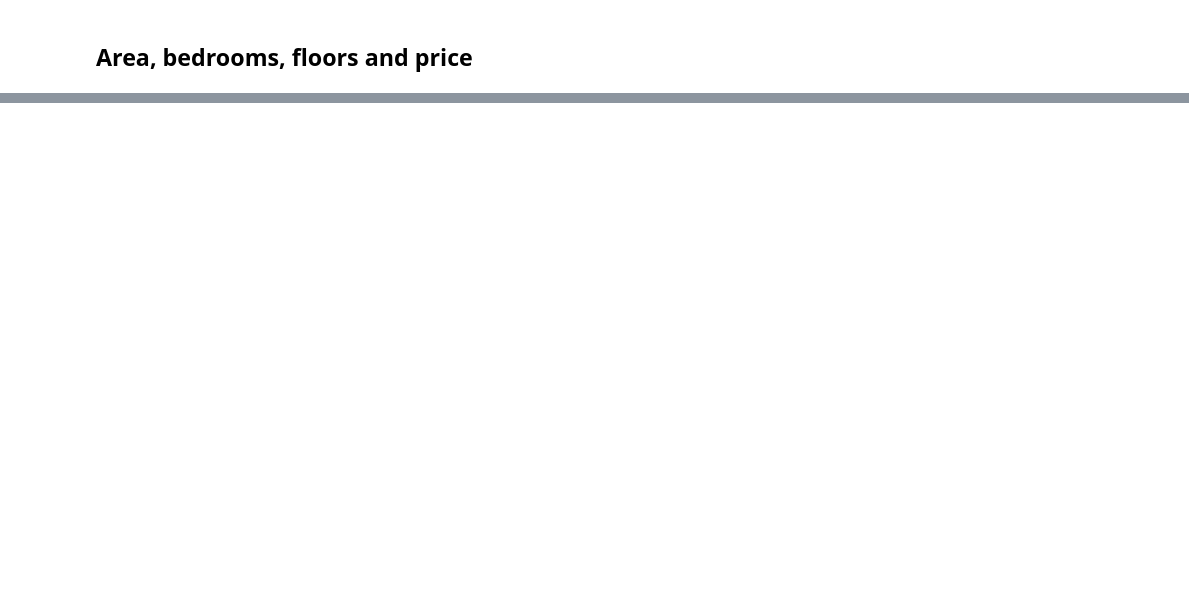
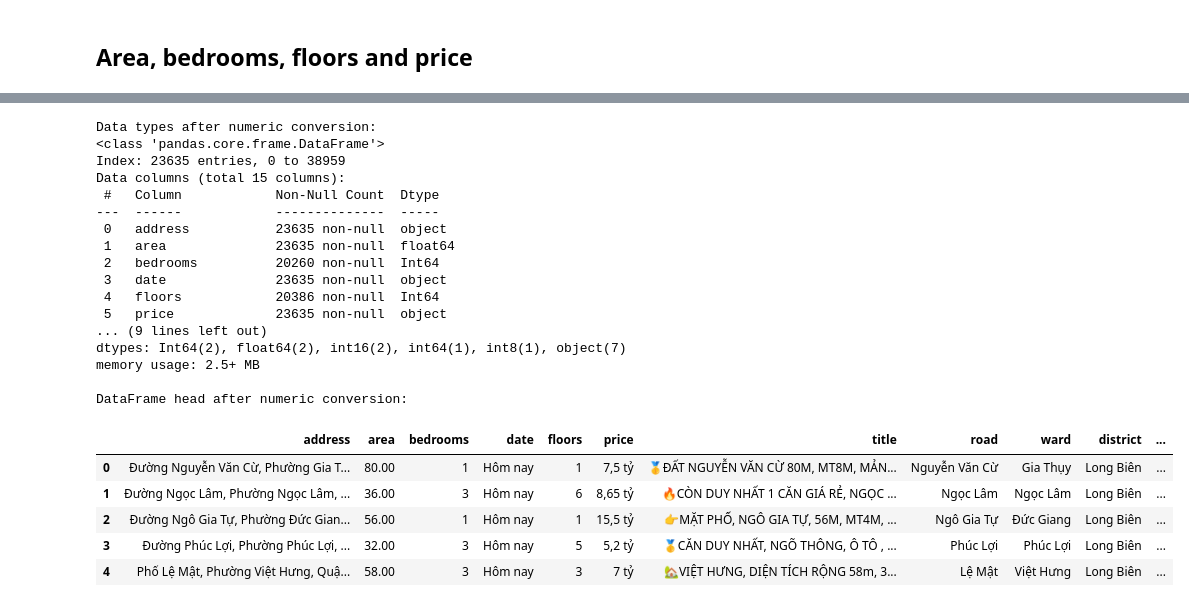
Before and after one commit to DuongDH03/RealEstate-EDA-Modeling, a Jupyter notebook: Data Exploration/Explore-alonhadat.ipynb, the cells around one changed output, grey strips where cells are left out. Drawn from its saved outputs; the diff is of its cells as text; code cells hidden in the pictures; blank space fills up the shorter version.

```diff
--- a/Data Exploration/Explore-alonhadat.ipynb
+++ b/Data Exploration/Explore-alonhadat.ipynb
@@ -288,0 +219,68 @@ DataFrame head after numeric conversion:
+# %%
+# Convert area, bedrooms, floors, and price to numeric types
+# --- Area ---
+# Extracts numbers (e.g., "80", "36.5") from strings like "80 m2"
+df['area'] = pd.to_numeric(df['area'].astype(str).str.extract(r'(\d+(?:[.,]\d+)?)', expand=False), errors='coerce')
+# --- Bedrooms ---
+# Extracts numbers (e.g., "1", "3") from strings like "1 phòng ngủ"
+df['bedrooms'] = pd.to_numeric(df['bedrooms'].astype(str).str.extract(r'(\d+)', expand=False), errors='coerce').astype('Int64')
+# --- Floors ---
+# Extracts numbers (e.g., "1", "6") from strings like "1 lầu"
+df['floors'] = pd.to_numeric(df['floors'].astype(str).str.extract(r'(\d+)', expand=False), errors='coerce').astype('Int64')
+# --- Price ---
+def parse_price(price_str):
+    if pd.isna(price_str):
+        return np.nan
+
+    price_str_lower = str(price_str).lower()
+
+    if 'thỏa thuận' in price_str_lower:
+        return np.nan
+
+    # Replace comma with dot for decimal
+    cleaned_price_str = price_str_lower.replace(',', '.')
+
+    num_part_match = re.search(r'(\d+(?:\.\d+)?)', cleaned_price_str)
+    if not num_part_match:
+        return np.nan
+
+    num_val = float(num_part_match.group(1))
+
+    if 'tỷ' in price_str_lower:  # Billion
+        return num_val * 1000  # Convert billions to millions
+    elif 'triệu' in price_str_lower:  # Million
+        return num_val  # Already in millions
+    # Assuming if no unit, it might be a direct VND value that needs conversion to millions.
+    return num_val / 1e6 # Convert raw VND to millions
+
+df['price_converted'] = df['price'].apply(parse_price)
+
+print("Data types after numeric conversion:")
+df.info()
+
+print("\nDataFrame head after numeric conversion:")
+df.head()
+# %% [output]
+Data types after numeric conversion:
+<class 'pandas.core.frame.DataFrame'>
+Index: 23635 entries, 0 to 38959
+Data columns (total 15 columns):
+ #   Column            Non-Null Count  Dtype
+---  ------            --------------  -----
+ 0   address           23635 non-null  object
+ 1   area              23635 non-null  float64
+ 2   bedrooms          20260 non-null  Int64
+ 3   date              23635 non-null  object
+ 4   floors            20386 non-null  Int64
+ 5   price             23635 non-null  object
+... (9 lines left out)
+dtypes: Int64(2), float64(2), int16(2), int64(1), int8(1), object(7)
+memory usage: 2.5+ MB
+
+DataFrame head after numeric conversion:
+|  | address | area | bedrooms | date | floors | price | title | road | ward | district | ... |
+| 0 | Đường Nguyễn Văn Cừ, Phường Gia T... | 80.00 | 1 | Hôm nay | 1 | 7,5 tỷ | 🥇ĐẤT NGUYỄN VĂN CỪ 80M, MT8M, MẢN... | Nguyễn Văn Cừ | Gia Thụy | Long Biên | ... |
+| 1 | Đường Ngọc Lâm, Phường Ngọc Lâm, ... | 36.00 | 3 | Hôm nay | 6 | 8,65 tỷ | 🔥CÒN DUY NHẤT 1 CĂN GIÁ RẺ, NGỌC ... | Ngọc Lâm | Ngọc Lâm | Long Biên | ... |
+| 2 | Đường Ngô Gia Tự, Phường Đức Gian... | 56.00 | 1 | Hôm nay | 1 | 15,5 tỷ | 👉MẶT PHỐ, NGÔ GIA TỰ, 56M, MT4M, ... | Ngô Gia Tự | Đức Giang | Long Biên | ... |
+| 3 | Đường Phúc Lợi, Phường Phúc Lợi, ... | 32.00 | 3 | Hôm nay | 5 | 5,2 tỷ | 🥇CĂN DUY NHẤT, NGÕ THÔNG, Ô TÔ , ... | Phúc Lợi | Phúc Lợi | Long Biên | ... |
+| 4 | Phố Lệ Mật, Phường Việt Hưng, Quậ... | 58.00 | 3 | Hôm nay | 3 | 7 tỷ | 🏡VIỆT HƯNG, DIỆN TÍCH RỘNG 58m, 3... | Lệ Mật | Việt Hưng | Long Biên | ... |
```
Also changed, not shown: parts of 12 cells of this notebook.
